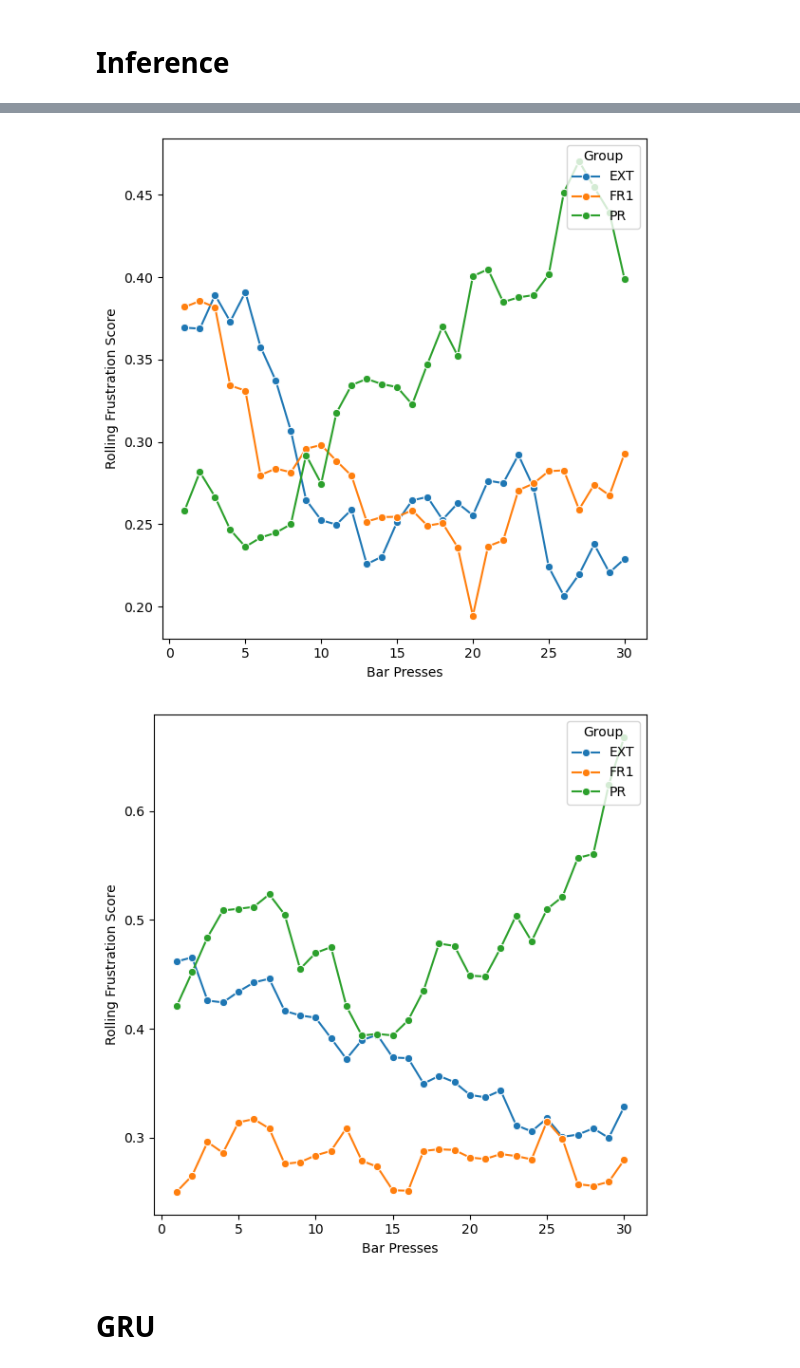
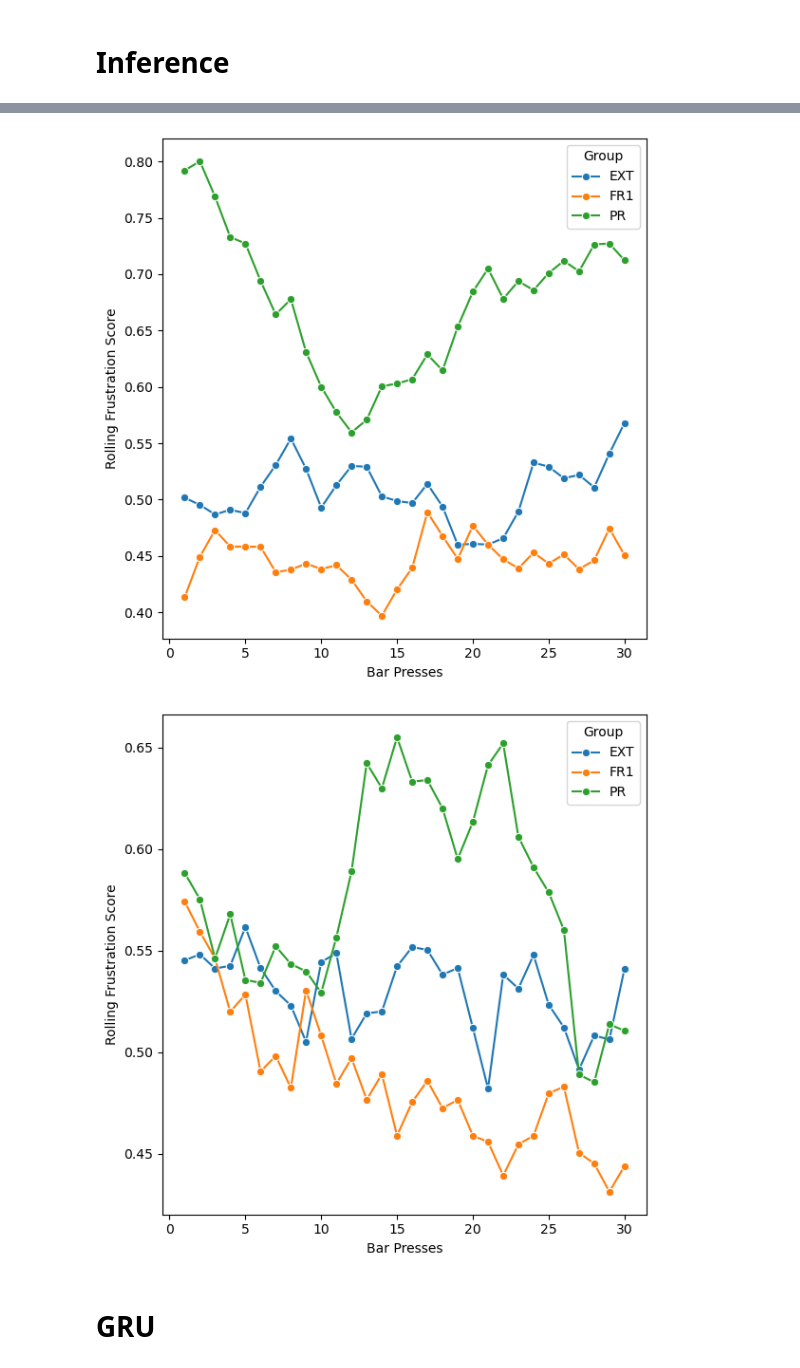
Before and after one commit to Jiefei-Wang/rat-model, a Jupyter notebook: scripts/manuscript/models.ipynb, the cells around one changed output, grey strips where cells are left out. Cells and saved outputs as stored; diff of their text form; code cells hidden in the pictures.

```diff
--- a/scripts/manuscript/models.ipynb
+++ b/scripts/manuscript/models.ipynb
@@ -807,6 +807,7 @@ plt.show()
 with open(f'{output_base}/df_app_ML.pkl', 'rb') as f:
     df_app_ML = pickle.load(f)
 # %%
-x_app = df_app_ML.loc[:, ML_feature_names]
+x_app = df_app_ML.loc[:, fit_feature_names]
 y_pred = gb.predict_proba(x_app)[:, 1]
 df_app_ML['frustration_probability'] = y_pred
+df_app_ML.id.unique()
@@ -813,5 +833,5 @@ df_app_ML['frustration_probability'] = y_pred
 # %%
-subject_ids = [5,9,14]
+subject_ids = ['C3:21', 'C3:17', 'C3:22']
 df_single_app = df_app_ML[df_app_ML['id'].isin(subject_ids)].copy().reset_index(drop=True)
 df_single_app['group'] = "PR"
 
@@ -819,8 +839,22 @@ df_single_test = df_ML_test[df_ML_test['id'].isin(subject_ids)].copy().reset_ind
 df_single_test['group'] = df_single_test['label'].map({0: 'FR1', 1: 'EXT'})
 
 df_single_merged = pd.concat([
-    df_single_test[['id','frustration_probability', 'group']],
-    df_single_app[['id','frustration_probability', 'group']]],
+    df_single_test[['id', 'group', 'file_name','data_start_index','frustration_probability']],
+    df_single_app[['id', 'group', 'file_name','data_start_index','frustration_probability']]],
     ignore_index=True)
 
+# for each id and group, keep only one file_name
+
+df_single_merged_file_names = df_single_merged.drop_duplicates(subset=['id', 'group'], keep='first')[['id', 'group', 'file_name']]
+
+
+
+df_single_merged = df_single_merged[df_single_merged.file_name.isin(df_single_merged_file_names['file_name'])].reset_index(drop=True)
+
+
+df_single_merged = df_single_merged.sort_values(['id', 'group','data_start_index']).reset_index(drop=True)
+
+
 df_single_merged['index'] = df_single_merged.groupby(['id', 'group']).cumcount() + 1
+
+df_single_merged
@@ -855,7 +903,11 @@ df_single_rolling
 # %%
+import re
 def make_line_plot(df, subject_id):
     df2 = df[df['id'] == subject_id].copy()
     df3 = df2[df2['rolling_index'] <= 30].copy()
+    if df3.empty:
+        available_ids = sorted(df['id'].unique().tolist())
+        raise ValueError(f'No rolling data found for subject_id={subject_id}. Available ids: {available_ids}')
     plt.figure(figsize=(6, 6))
     sns.lineplot(
         data=df3,
@@ -870,5 +922,8 @@ def make_line_plot(df, subject_id):
     plt.tight_layout()
 
     fig = plt.gcf()
-    fig.savefig(f"{figure_path}/rat_{subject_id}.png", dpi=300, bbox_inches="tight")
+    # format path so it can be valid on all OS
+    path = f"{figure_path}/rat_{subject_id}.png"
+    path = re.sub(r'[<>:"/\\|?*]', '_', path)
+    fig.savefig(path, dpi=300, bbox_inches="tight")
     plt.show()
@@ -875,5 +944,4 @@ def make_line_plot(df, subject_id):
 # %%
-make_line_plot(df_single_rolling, subject_id=5)
-make_line_plot(df_single_rolling, subject_id=9)
-make_line_plot(df_single_rolling, subject_id=14)
+for subject_id in subject_ids:
+    make_line_plot(df_single_rolling, subject_id=subject_id)
 # %% [output]
@@ -881,5 +949,5 @@ make_line_plot(df_single_rolling, subject_id=14)
-[figure, old version]
+[figure, new version]
-[figure, old version]
+[figure, new version]
 # %% [markdown]
 # GRU
 # %%
```
Also changed, not shown: parts of 16 cells of this notebook, 10 other files.
